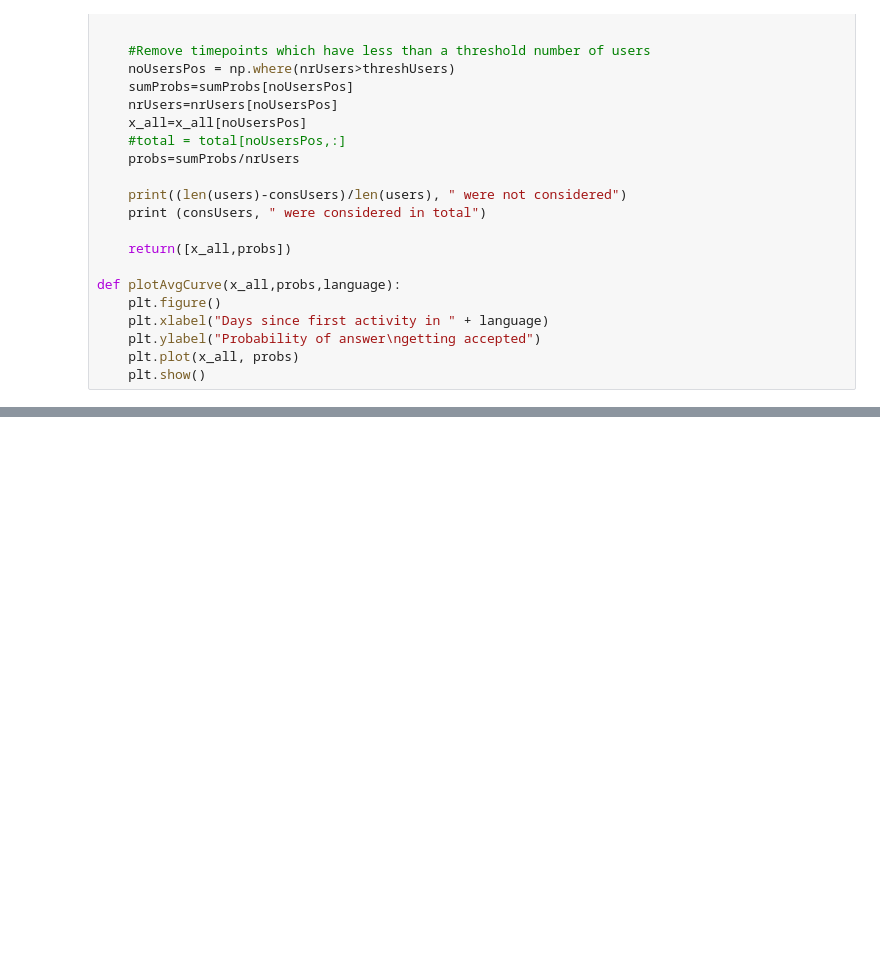
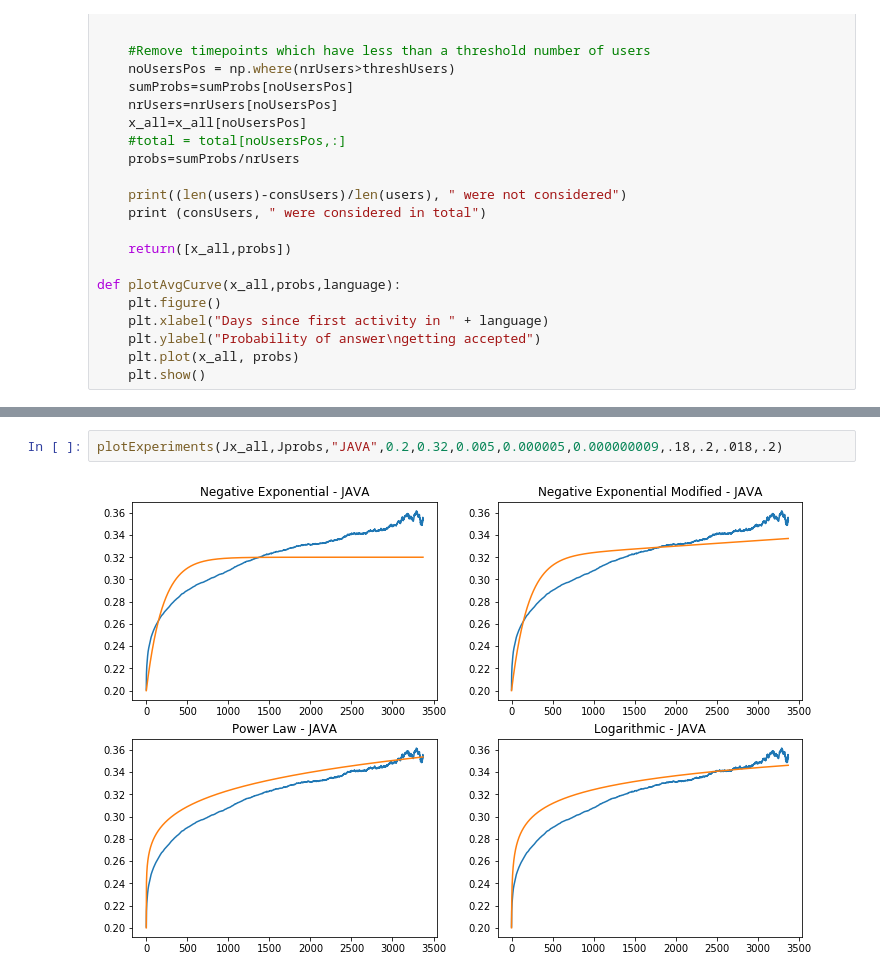
Before and after one commit to live-wire/overflow, a Jupyter notebook: Plots.ipynb, the cells around one changed output, grey strips where cells are left out. Saved outputs shown, nothing was run; the diff lists cells and outputs as text; blank space fills up the shorter version.

```diff
--- a/Plots.ipynb
+++ b/Plots.ipynb
@@ -275,0 +412,4 @@ plotAvgCurve(Px_all,Pprobs,"Python")
+# %%
+plotExperiments(Jx_all,Jprobs,"JAVA",0.2,0.32,0.005,0.000005,0.000000009,.18,.2,.018,.2)
+# %% [output]
+[figure, added]
```
Also changed, not shown: parts of 15 cells of this notebook.
